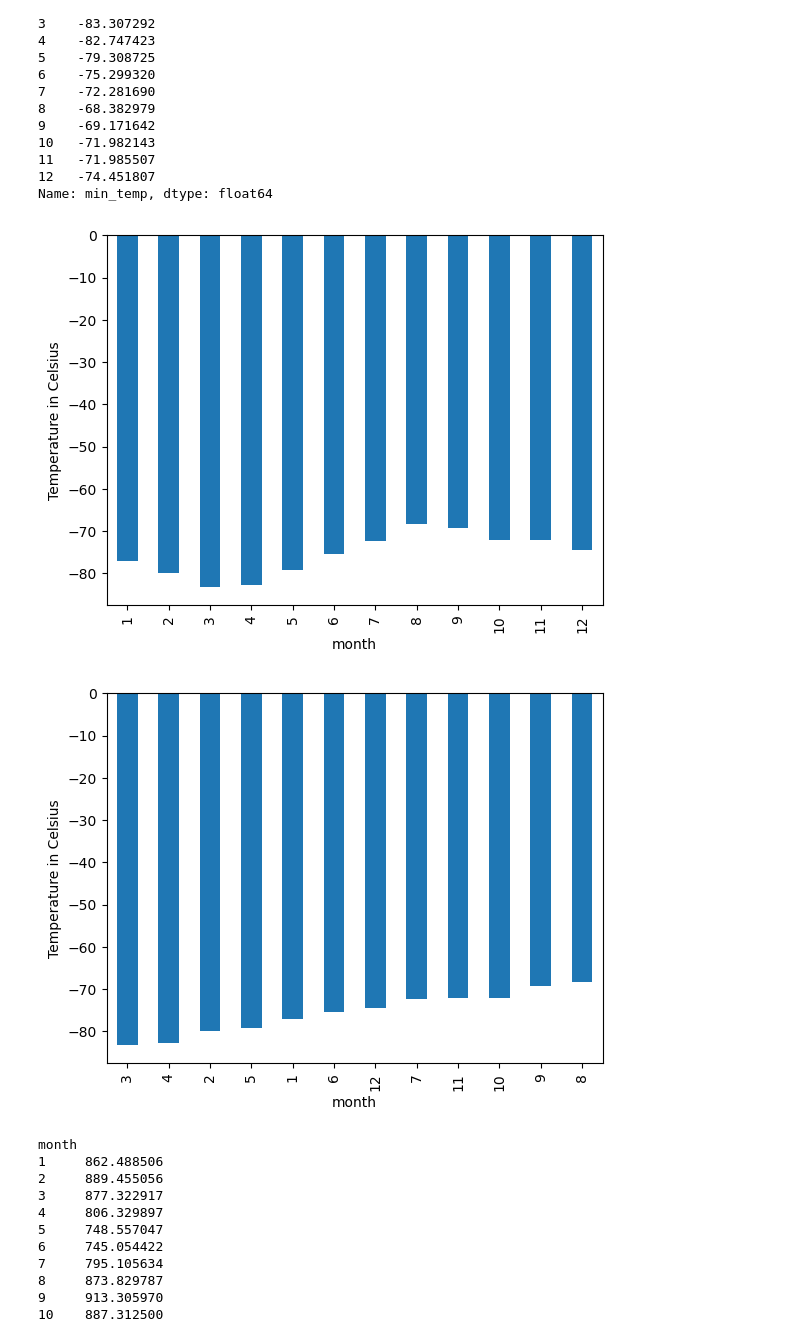
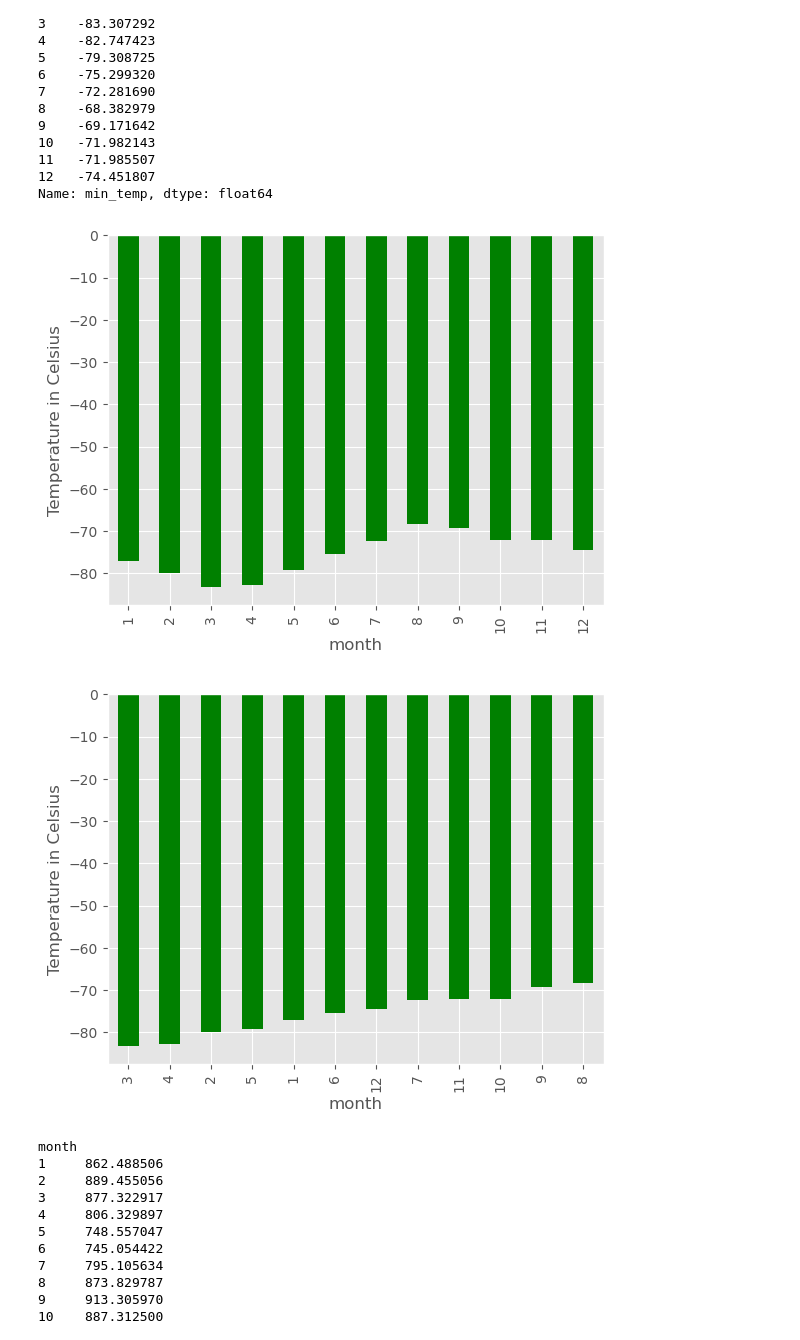
Before and after one commit to YesmelinP/data-collection, a Jupyter notebook: part_2_mars_weather.ipynb, the cells around one changed output. Cells and saved outputs as stored; diff of their text form; code cells hidden in the pictures.

```diff
--- a/part_2_mars_weather.ipynb
+++ b/part_2_mars_weather.ipynb
@@ -7,6 +7,7 @@ from splinter import Browser
 from bs4 import BeautifulSoup
 import matplotlib.pyplot as plt
 import pandas as pd
+plt.style.use('ggplot')
 # %%
 browser = Browser('chrome')
 # %% [markdown]
@@ -182,6 +186,8 @@ Name: month, dtype: int64
 1867
 # %%
 # 3. What is the average low temperature by month?
+low_avg_temp = mars_df.groupby('month')['min_temp'].mean()
+low_avg_temp
 # %% [output]
 month
 1    -77.160920
@@ -199,11 +205,17 @@ month
 Name: min_temp, dtype: float64
 # %%
 # Plot the average temperature by month
+low_avg_temp.plot.bar(color='green')
+plt.ylabel('Temperature in Celsius')
+plt.show()
 # %% [output]
-[figure, old version]
+[figure, new version]
 # %%
 # Identify the coldest and hottest months in Curiosity's location
+low_avg_temp.sort_values().plot.bar(color='green')
+plt.ylabel('Temperature in Celsius')
+plt.show()
 # %% [output]
-[figure, old version]
+[figure, new version]
 # %%
 # 4. Average pressure by Martian month
```
Also changed, not shown: parts of 6 cells of this notebook, 1 other file.
